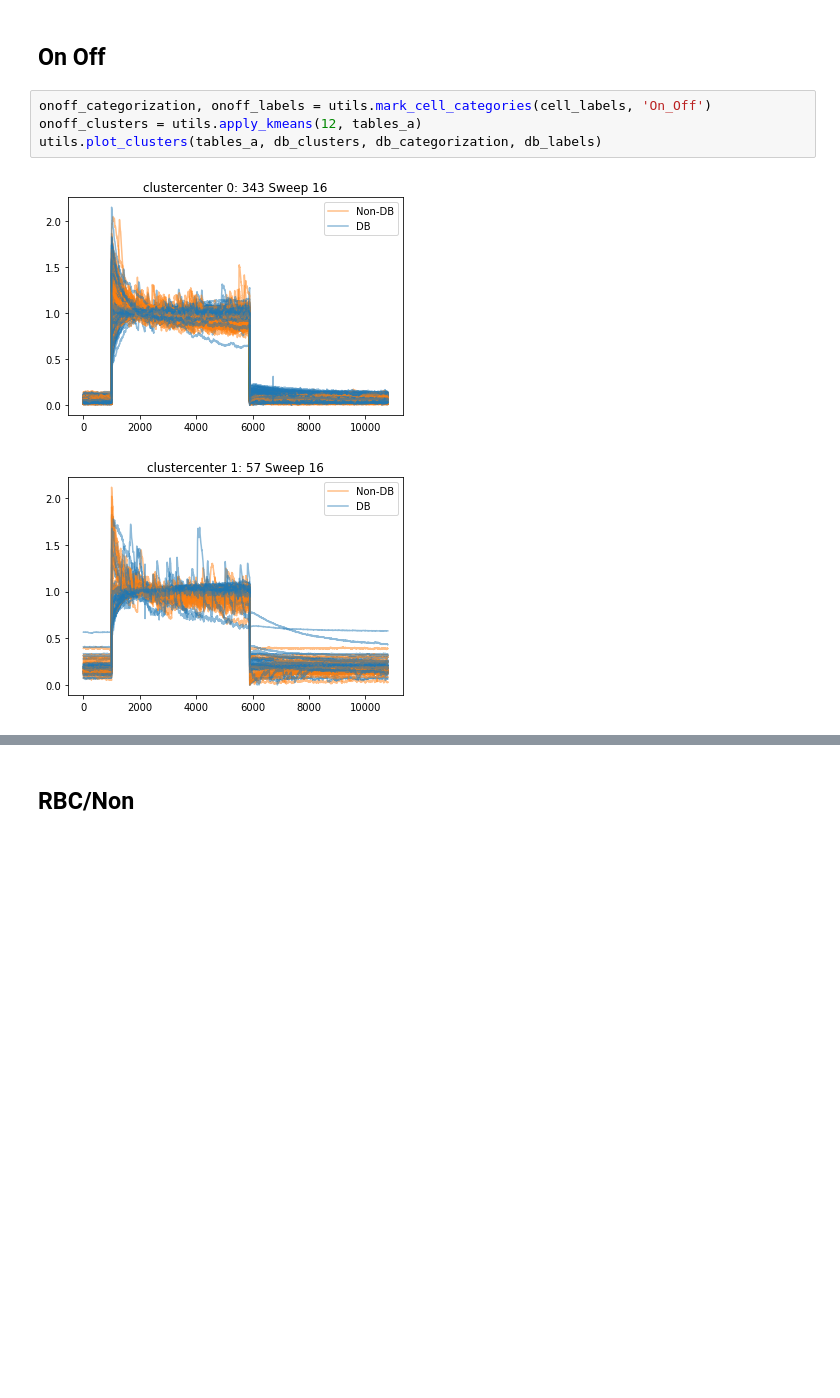
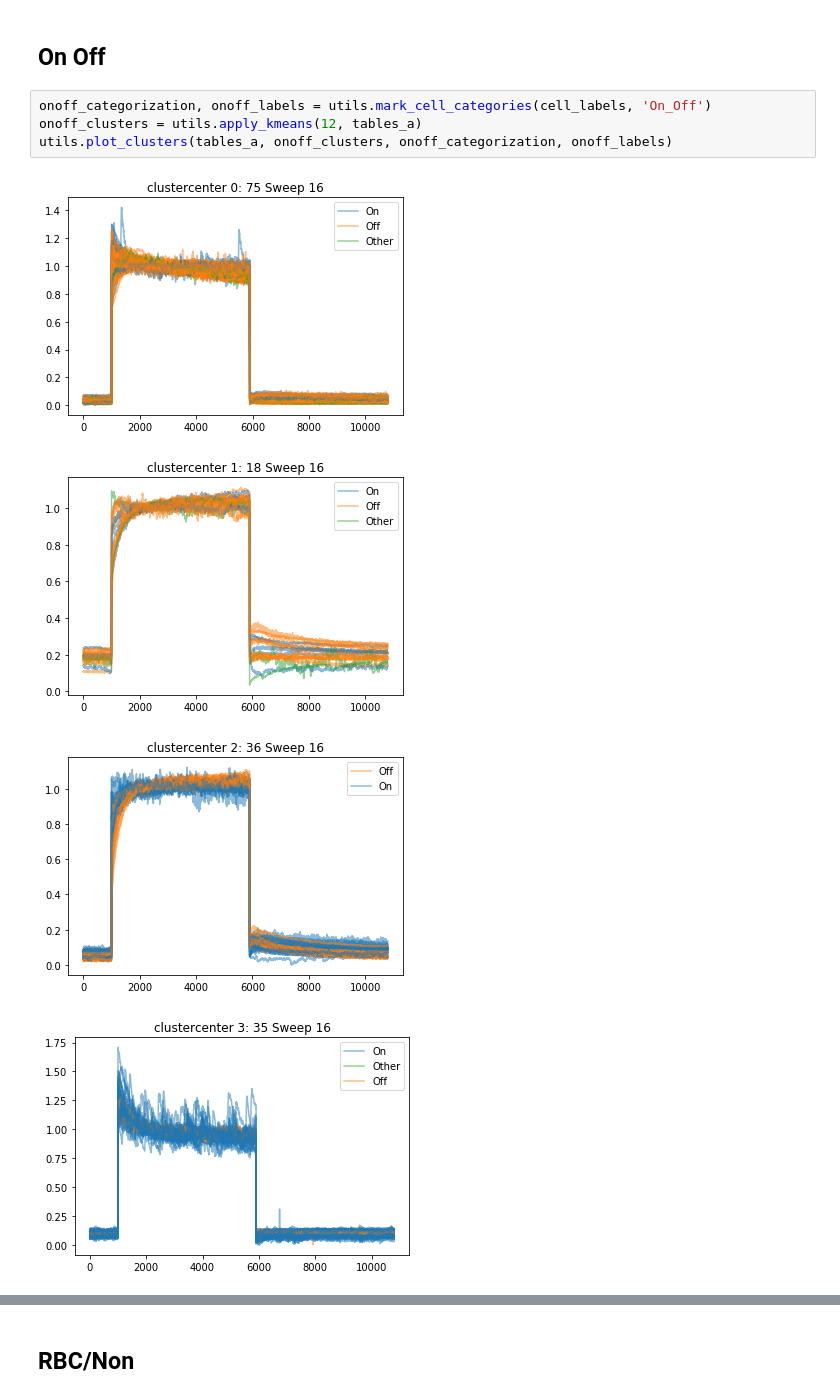
Before and after one commit to AprilMyers/RBC-Clustering, a Jupyter notebook: cell_type_readin.ipynb, the cells around one changed output, grey strips where cells are left out. Saved outputs shown, nothing was run; the diff lists cells and outputs as text; blank space fills up the shorter version.

```diff
--- a/cell_type_readin.ipynb
+++ b/cell_type_readin.ipynb
@@ -46,7 +67,9 @@ utils.plot_clusters(tables_a, db_clusters, db_categorization, db_labels)
 # %%
 onoff_categorization, onoff_labels = utils.mark_cell_categories(cell_labels, 'On_Off')
 onoff_clusters = utils.apply_kmeans(12, tables_a)
-utils.plot_clusters(tables_a, db_clusters, db_categorization, db_labels)
+utils.plot_clusters(tables_a, onoff_clusters, onoff_categorization, onoff_labels)
 # %% [output]
-[figure, old version]
+[figure, new version]
-[figure, old version]
+[figure, new version]
+[figure, added]
+[figure, added]
```
Also changed, not shown: parts of 12 cells of this notebook, 1 other file.
